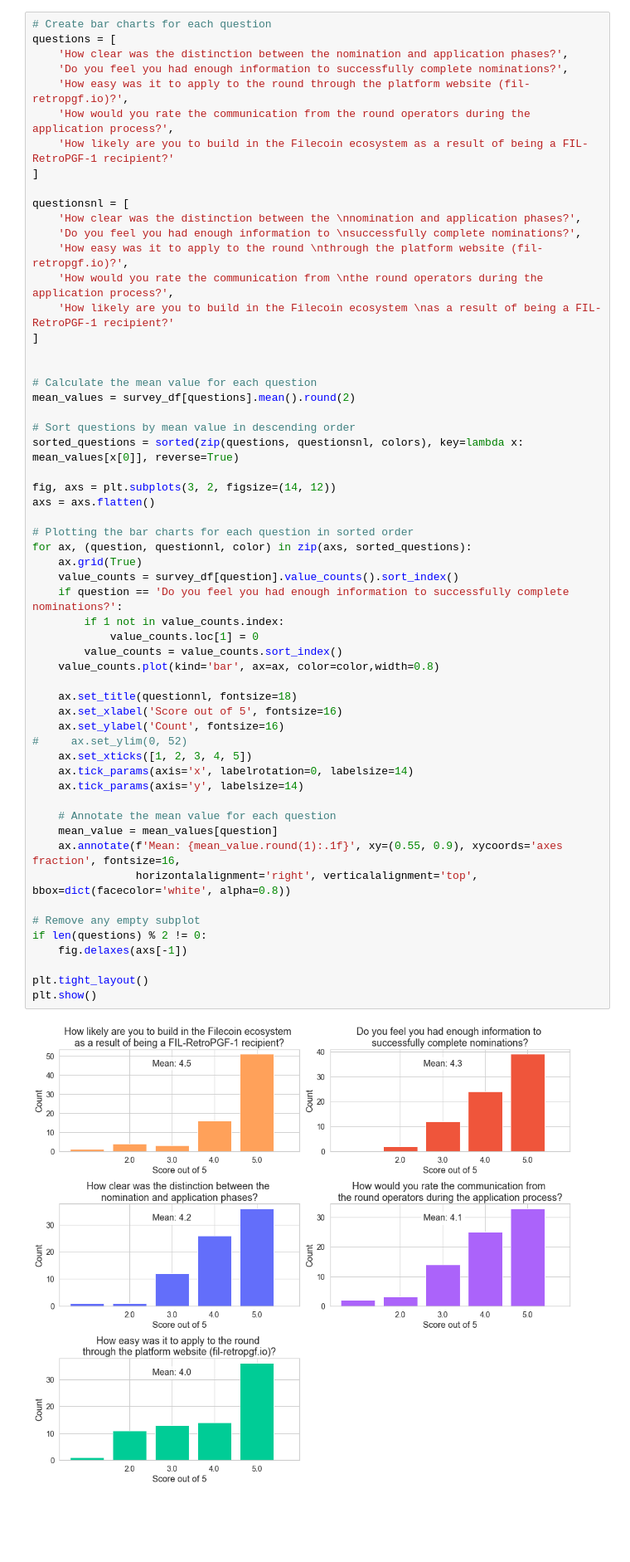
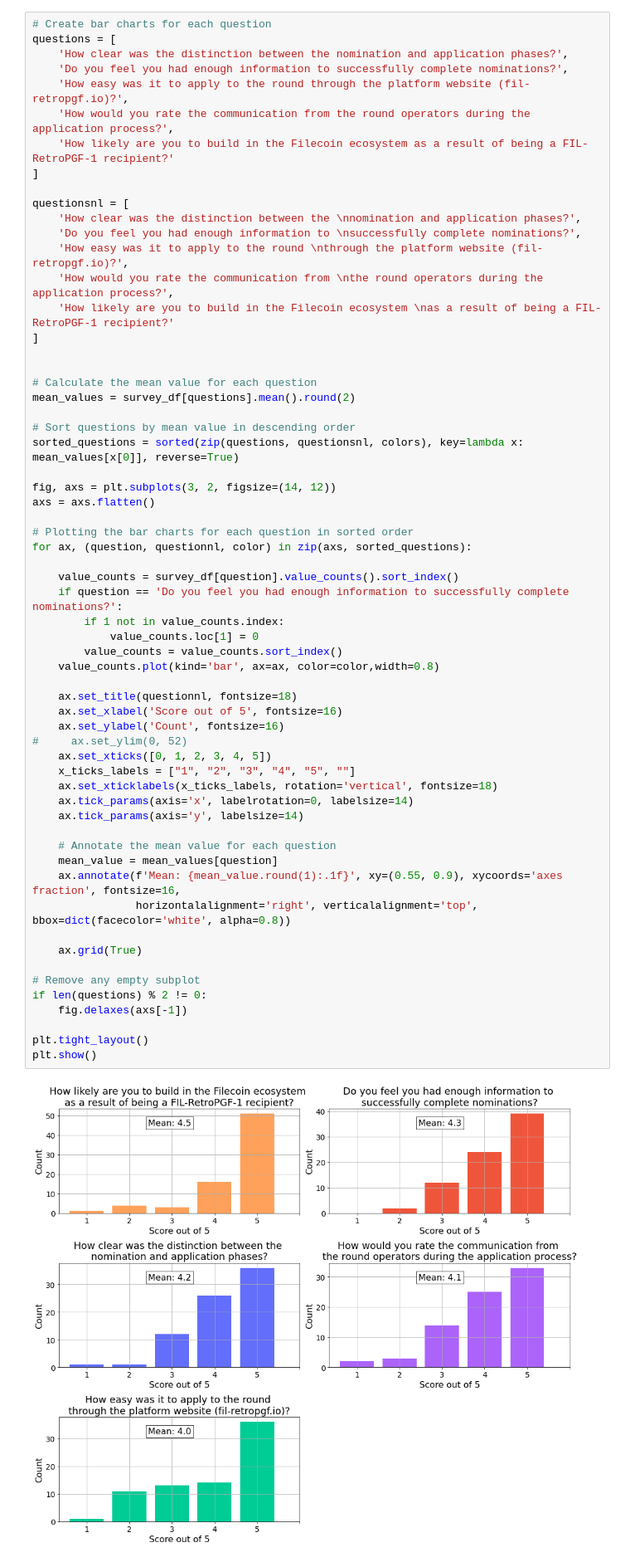
Before and after one commit to SHSR2001/FIL-RPGF, a Jupyter notebook: round1_feedback_report/rpgf_round1_feedback_report_plots-final.ipynb, the cells around one changed output. Shown at 83% size. Cells and saved outputs as stored; diff of their text form; blank space fills up the shorter version.

```diff
--- a/round1_feedback_report/rpgf_round1_feedback_report_plots-final.ipynb
+++ b/round1_feedback_report/rpgf_round1_feedback_report_plots-final.ipynb
@@ -170,33 +167,37 @@ fig, axs = plt.subplots(3, 2, figsize=(14, 12))
 axs = axs.flatten()
 
 # Plotting the bar charts for each question in sorted order
 for ax, (question, questionnl, color) in zip(axs, sorted_questions):
-    ax.grid(True)
+
     value_counts = survey_df[question].value_counts().sort_index()
     if question == 'Do you feel you had enough information to successfully complete nominations?':
         if 1 not in value_counts.index:
             value_counts.loc[1] = 0
         value_counts = value_counts.sort_index()
     value_counts.plot(kind='bar', ax=ax, color=color,width=0.8)
 
     ax.set_title(questionnl, fontsize=18)
     ax.set_xlabel('Score out of 5', fontsize=16)
     ax.set_ylabel('Count', fontsize=16)
 #     ax.set_ylim(0, 52)
-    ax.set_xticks([1, 2, 3, 4, 5])
+    ax.set_xticks([0, 1, 2, 3, 4, 5])
+    x_ticks_labels = ["1", "2", "3", "4", "5", ""]
+    ax.set_xticklabels(x_ticks_labels, rotation='vertical', fontsize=18)
     ax.tick_params(axis='x', labelrotation=0, labelsize=14)
     ax.tick_params(axis='y', labelsize=14)
 
     # Annotate the mean value for each question
     mean_value = mean_values[question]
     ax.annotate(f'Mean: {mean_value.round(1):.1f}', xy=(0.55, 0.9), xycoords='axes fraction', fontsize=16,
                 horizontalalignment='right', verticalalignment='top', bbox=dict(facecolor='white', alpha=0.8))
 
+    ax.grid(True)
+
 # Remove any empty subplot
 if len(questions) % 2 != 0:
     fig.delaxes(axs[-1])
 
 plt.tight_layout()
 plt.show()
 # %% [output]
-[figure, old version]
+[figure, new version]
```
Also changed, not shown: parts of 2 cells of this notebook.
